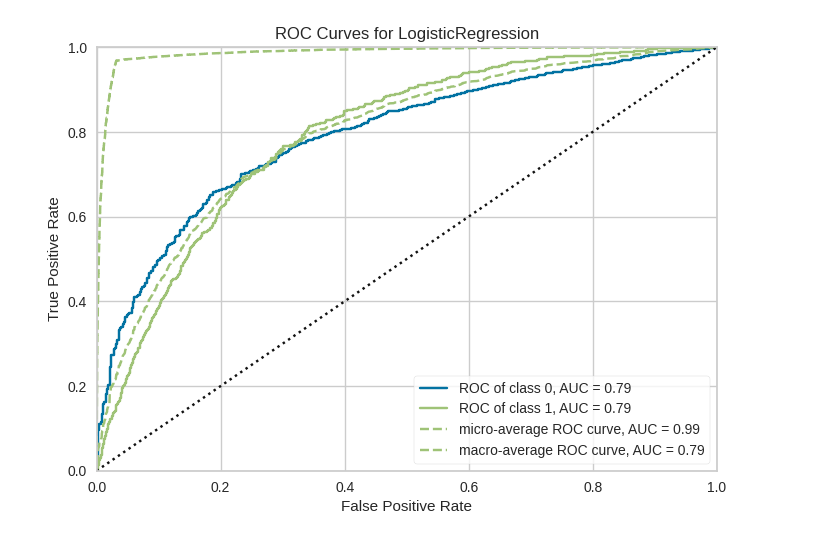
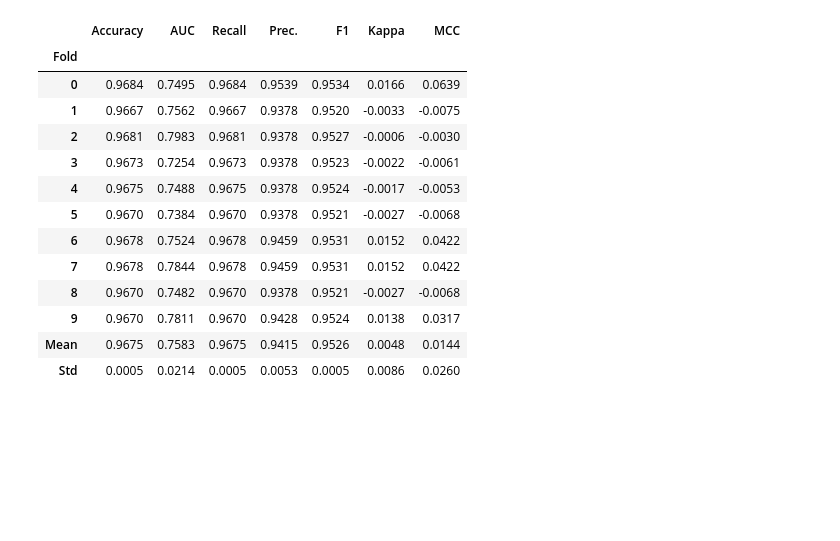
Before and after one commit to hafermoraes/dadossurdos, a Jupyter notebook: analyses/pns2019_libras.ipynb, the cells around one changed output. Cells and saved outputs as stored; diff of their text form; code cells hidden in the pictures; blank space fills up the shorter version.

```diff
--- a/analyses/pns2019_libras.ipynb
+++ b/analyses/pns2019_libras.ipynb
@@ -81,6 +118,19 @@ best = compare_models()
 [interactive output not drawn]
 # %%
-plot_model(best)
+cb = create_model('catboost')
 # %% [output]
 [interactive output not drawn]
-[figure, removed]
+|  | Accuracy | AUC | Recall | Prec. | F1 | Kappa | MCC |
+| Fold |  |  |  |  |  |  |  |
+| 0 | 0.9684 | 0.7495 | 0.9684 | 0.9539 | 0.9534 | 0.0166 | 0.0639 |
+| 1 | 0.9667 | 0.7562 | 0.9667 | 0.9378 | 0.9520 | -0.0033 | -0.0075 |
+| 2 | 0.9681 | 0.7983 | 0.9681 | 0.9378 | 0.9527 | -0.0006 | -0.0030 |
+| 3 | 0.9673 | 0.7254 | 0.9673 | 0.9378 | 0.9523 | -0.0022 | -0.0061 |
+| 4 | 0.9675 | 0.7488 | 0.9675 | 0.9378 | 0.9524 | -0.0017 | -0.0053 |
+| 5 | 0.9670 | 0.7384 | 0.9670 | 0.9378 | 0.9521 | -0.0027 | -0.0068 |
+| 6 | 0.9678 | 0.7524 | 0.9678 | 0.9459 | 0.9531 | 0.0152 | 0.0422 |
+| 7 | 0.9678 | 0.7844 | 0.9678 | 0.9459 | 0.9531 | 0.0152 | 0.0422 |
+| 8 | 0.9670 | 0.7482 | 0.9670 | 0.9378 | 0.9521 | -0.0027 | -0.0068 |
+| 9 | 0.9670 | 0.7811 | 0.9670 | 0.9428 | 0.9524 | 0.0138 | 0.0317 |
+| Mean | 0.9675 | 0.7583 | 0.9675 | 0.9415 | 0.9526 | 0.0048 | 0.0144 |
+| Std | 0.0005 | 0.0214 | 0.0005 | 0.0053 | 0.0005 | 0.0086 | 0.0260 |
```
Also changed, not shown: parts of 11 cells of this notebook.
